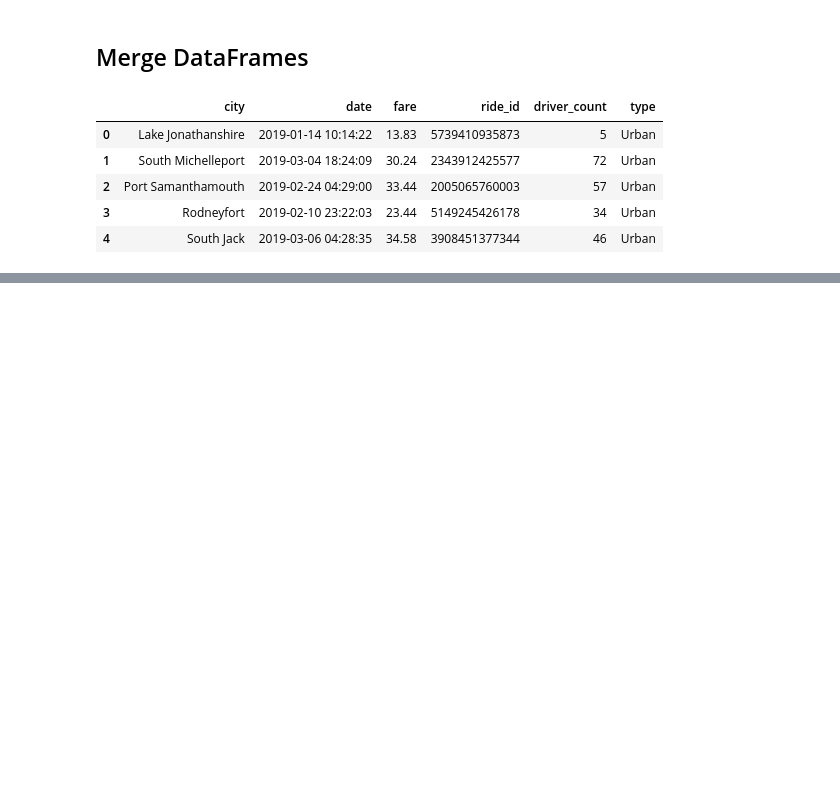
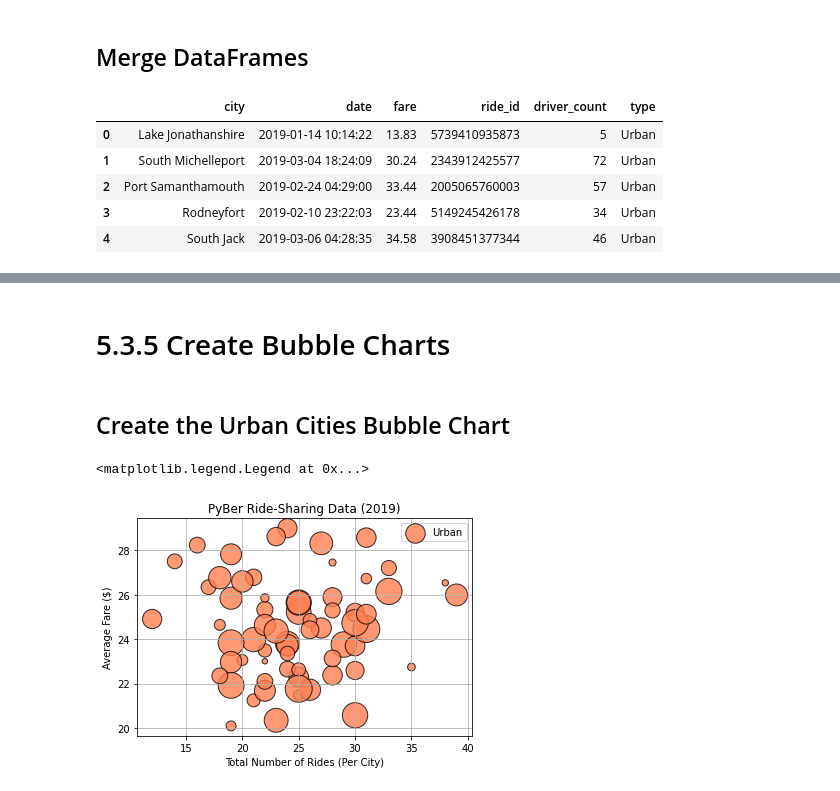
Before and after one commit to elangendorff/PyBer_Analysis, a Jupyter notebook: PyBer.ipynb, the cells around one changed output, grey strips where cells are left out. Drawn from its saved outputs; the diff is of its cells as text; code cells hidden in the pictures; blank space fills up the shorter version.

Commit message:
Add Ride-sharing Bubble Charts

```diff
--- a/PyBer.ipynb
+++ b/PyBer.ipynb
@@ -130,0 +133,5 @@ df_PyBer_data.head()
+# %%
+# Create the Urban city DataFrame
+df_cities_urban = df_PyBer_data[df_PyBer_data['type'] == 'Urban']
+
+df_cities_urban.head()
@@ -130,0 +171,5 @@ df_PyBer_data.head()
+# %%
+# Get the number of rides for urban cities
+rides_urban = df_cities_urban.groupby('city')['ride_id'].count()
+
+rides_urban.head()
@@ -130,0 +212,5 @@ df_PyBer_data.head()
+# %%
+# Get average fare for each city in the urban cities
+mean_fare_urban = df_cities_urban.groupby('city')['fare'].mean()
+
+mean_fare_urban.head()
@@ -130,0 +275,5 @@ df_PyBer_data.head()
+# %%
+# Get the average number of drivers for each urban city
+drivers_urban = df_cities_urban.groupby('city')['driver_count'].mean()
+
+drivers_urban.head()
@@ -130,0 +327,26 @@ df_PyBer_data.head()
+# %% [markdown]
+# 5.3.5 Create Bubble Charts
+# %% [markdown]
+## Create the Urban Cities Bubble Chart
+# %%
+# Build the scatter plots for urban cities
+fig, ax = plt.subplots()
+
+ax.set_title('PyBer Ride-Sharing Data (2019)')
+ax.set_xlabel('Total Number of Rides (Per City)')
+ax.set_ylabel('Average Fare ($)')
+ax.scatter(
+    rides_urban,        # x-values
+    mean_fare_urban,    # y-values
+    label='Urban',
+    s=10*drivers_urban, # More drivers = bigger dots
+    color='coral',
+    linewidths=1,
+    edgecolors='k',     # black
+    alpha=.8
+)
+ax.grid()               # Add grid
+ax.legend()             # Add legend
+# %% [output]
+<matplotlib.legend.Legend at 0x...>
+[figure, added]
```
Also changed, not shown: parts of 24 cells of this notebook, 3 other files.
